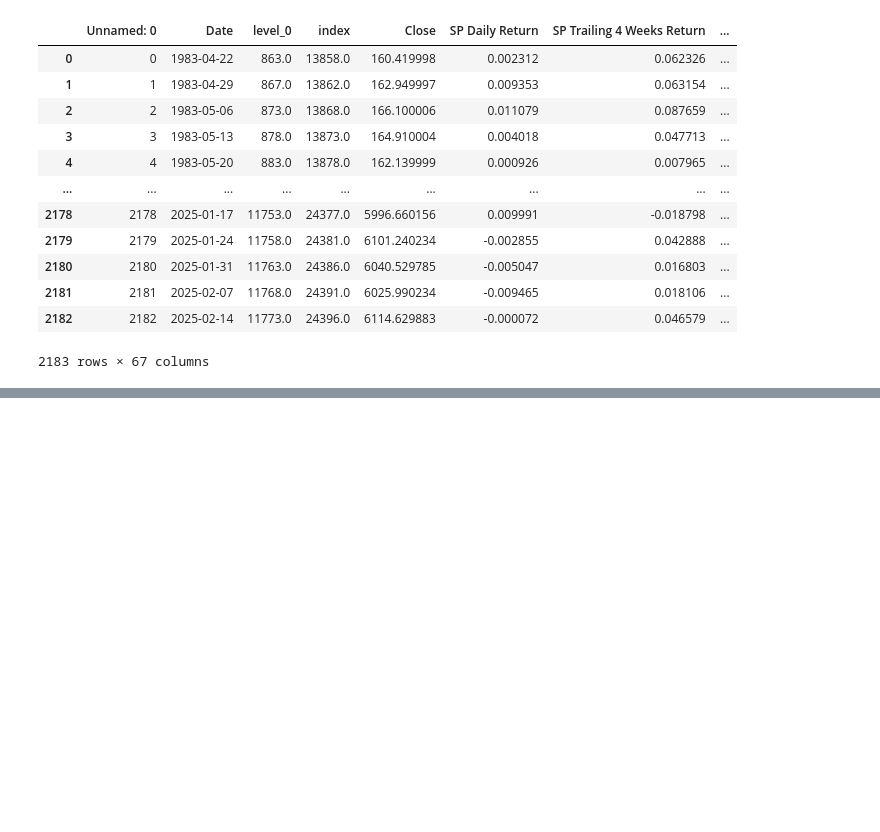
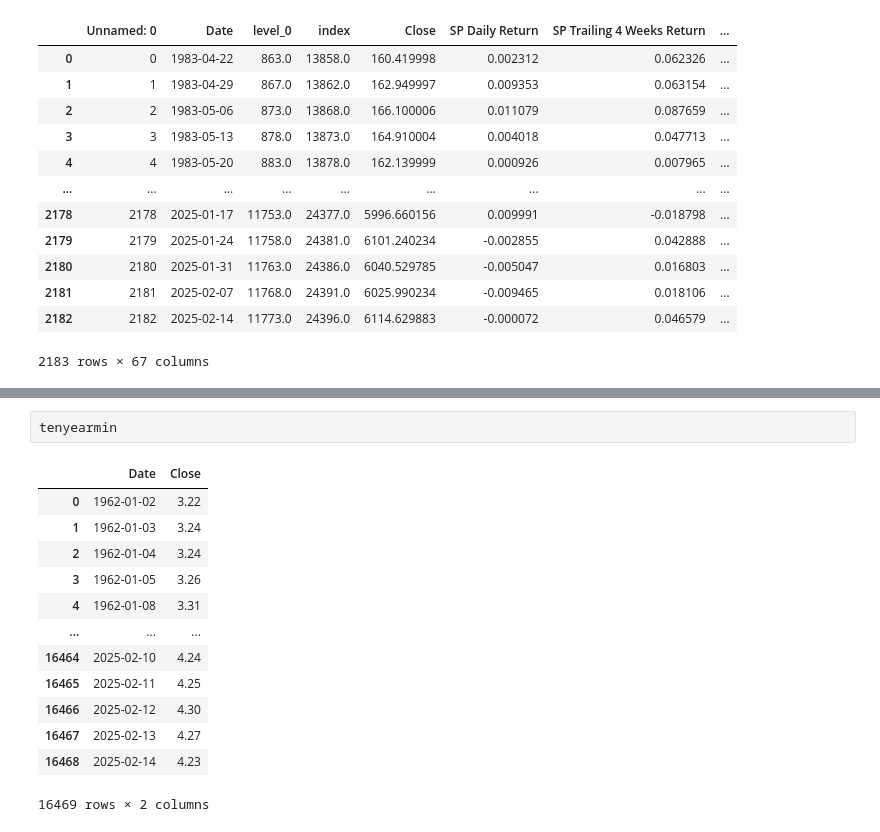
Before and after one commit to JonasHasl/finpage, a Jupyter notebook: div.ipynb, the cells around one changed output, grey strips where cells are left out. Drawn from its saved outputs; the diff is of its cells as text; blank space fills up the shorter version.

```diff
--- a/div.ipynb
+++ b/div.ipynb
@@ -173,0 +346,16 @@ df
+# %%
+tenyearmin
+# %% [output]
+|  | Date | Close |
+| 0 | 1962-01-02 | 3.22 |
+| 1 | 1962-01-03 | 3.24 |
+| 2 | 1962-01-04 | 3.24 |
+| 3 | 1962-01-05 | 3.26 |
+| 4 | 1962-01-08 | 3.31 |
+| ... | ... | ... |
+| 16464 | 2025-02-10 | 4.24 |
+| 16465 | 2025-02-11 | 4.25 |
+| 16466 | 2025-02-12 | 4.30 |
+| 16467 | 2025-02-13 | 4.27 |
+| 16468 | 2025-02-14 | 4.23 |
+16469 rows × 2 columns
```
Also changed, not shown: parts of 10 cells of this notebook, 1 other file.
